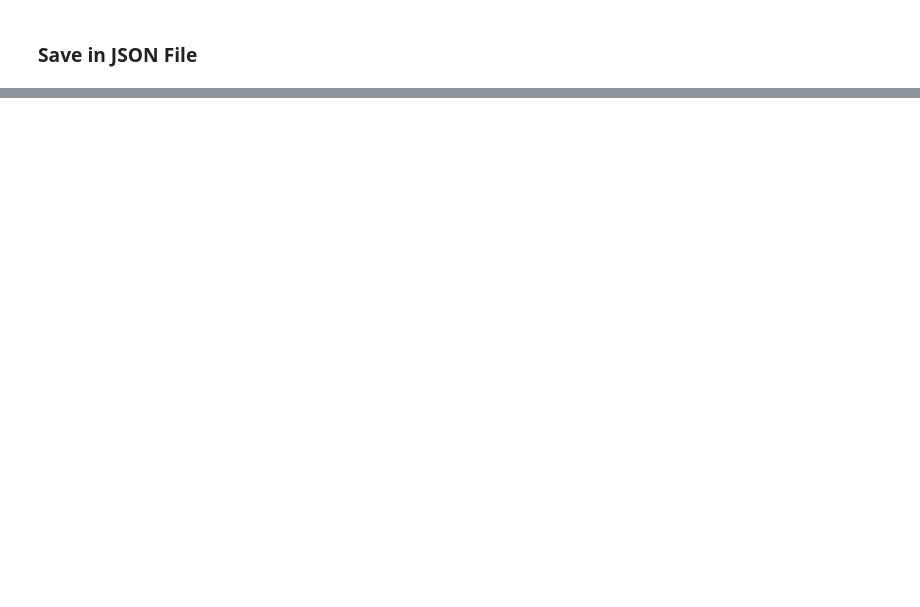
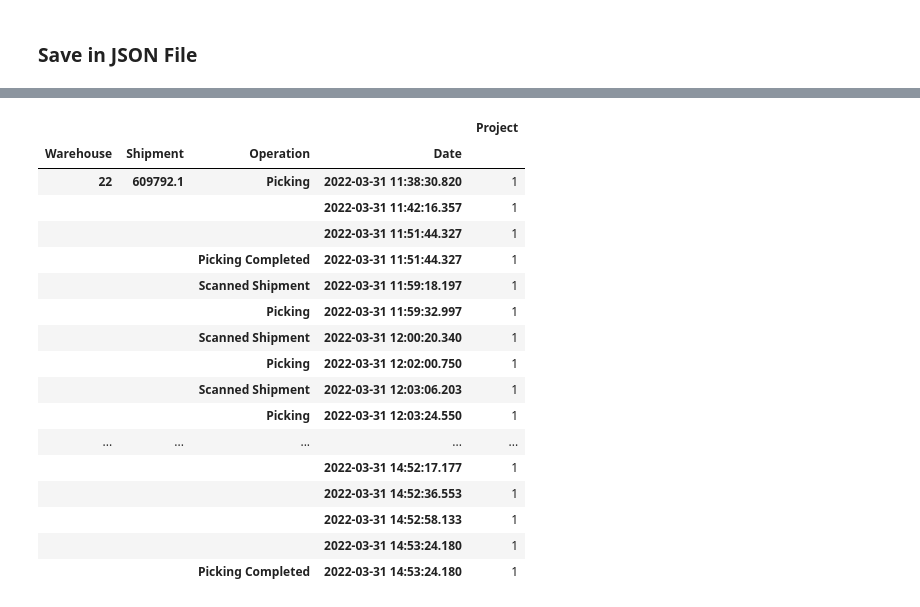
Before and after one commit to wdsrx/data_exploration, a Jupyter notebook: Operations.ipynb, the cells around one changed output, grey strips where cells are left out. Drawn from its saved outputs; the diff is of its cells as text; code cells hidden in the pictures; blank space fills up the shorter version.

```diff
--- a/Operations.ipynb
+++ b/Operations.ipynb
@@ -517,0 +456,33 @@ df03_group
+# %%
+df03 = pd.read_sql_query("DECLARE @from date, @to date;\
+                          SELECT @from = getdate(), @to = dateadd(day, 1, getdate());\
+    SELECT t.completedDateTime Date, oc.name Operation, w.name Warehouse,\
+           p.name Project, m.lookupCode Material, employee Employee, s.lookupCode Shipment, isnull(s.waveId, ps.waveId) Wave,\
+           ordersPerWave.shipmentsCount, lc.name Location\
+    FROM datex_footprint.Tasks t\
+        join datex_footprint.OperationCodes oc\
+            on oc.id = t.operationCodeId\
+        left join datex_footprint.Warehouses w\
+            on w.id = t.warehouseId\
+        left join datex_footprint.Projects p\
+            on p.id = t.projectId\
+        left join datex_footprint.Materials m\
+            on m.id = t.materialId\
+        left join datex_footprint.Shipments s\
+            on s.id = t.shipmentId\
+        left join datex_footprint.PickSlips ps\
+            on ps.id = t.pickSlipId\
+        left join datex_footprint.LocationContainers lc\
+            on lc.id = t.expectedSourceLocationId\
+        outer apply (\
+            select\
+                count(distinct tt.shipmentId) shipmentsCount\
+                from datex_footprint.waves ww\
+                    inner join datex_footprint.PickSlips ppss\
+                    inner join datex_footprint.tasks tt\
+                        on tt.operationCodeId = 8 and tt.pickSlipId = ppss.id\
+                        on ppss.waveId = ww.id\
+                where ww.id = isnull(s.waveId, ps.waveId)) ordersPerWave\
+    where t.completedDateTime >= @from and t.completedDateTime < @to and t.statusId = 2\
+    and t.operationCodeId in (8, 39, 2064, 2065, 2066) and t.employee != 'Foot Print Service'\
+    order by s.lookupCode, t.completedDateTime", cnxn)
@@ -518,3 +518,24 @@ df03_group
+# %%
+df03_group.tail(50)
+# %% [output]
+|  |  |  |  | Project |
+| Warehouse | Shipment | Operation | Date |  |
+| 22 | 609792.1 | Picking | 2022-03-31 11:38:30.820 | 1 |
+|  |  |  | 2022-03-31 11:42:16.357 | 1 |
+|  |  |  | 2022-03-31 11:51:44.327 | 1 |
+|  |  | Picking Completed | 2022-03-31 11:51:44.327 | 1 |
+|  |  | Scanned Shipment | 2022-03-31 11:59:18.197 | 1 |
+|  |  | Picking | 2022-03-31 11:59:32.997 | 1 |
+|  |  | Scanned Shipment | 2022-03-31 12:00:20.340 | 1 |
+|  |  | Picking | 2022-03-31 12:02:00.750 | 1 |
+|  |  | Scanned Shipment | 2022-03-31 12:03:06.203 | 1 |
+|  |  | Picking | 2022-03-31 12:03:24.550 | 1 |
+| ... | ... | ... | ... | ... |
+|  |  |  | 2022-03-31 14:52:17.177 | 1 |
+|  |  |  | 2022-03-31 14:52:36.553 | 1 |
+|  |  |  | 2022-03-31 14:52:58.133 | 1 |
+|  |  |  | 2022-03-31 14:53:24.180 | 1 |
+|  |  | Picking Completed | 2022-03-31 14:53:24.180 | 1 |
 # %%
 # Close connection
 cnxn.close()
```
Also changed, not shown: parts of 37 cells of this notebook, 15 other files.
